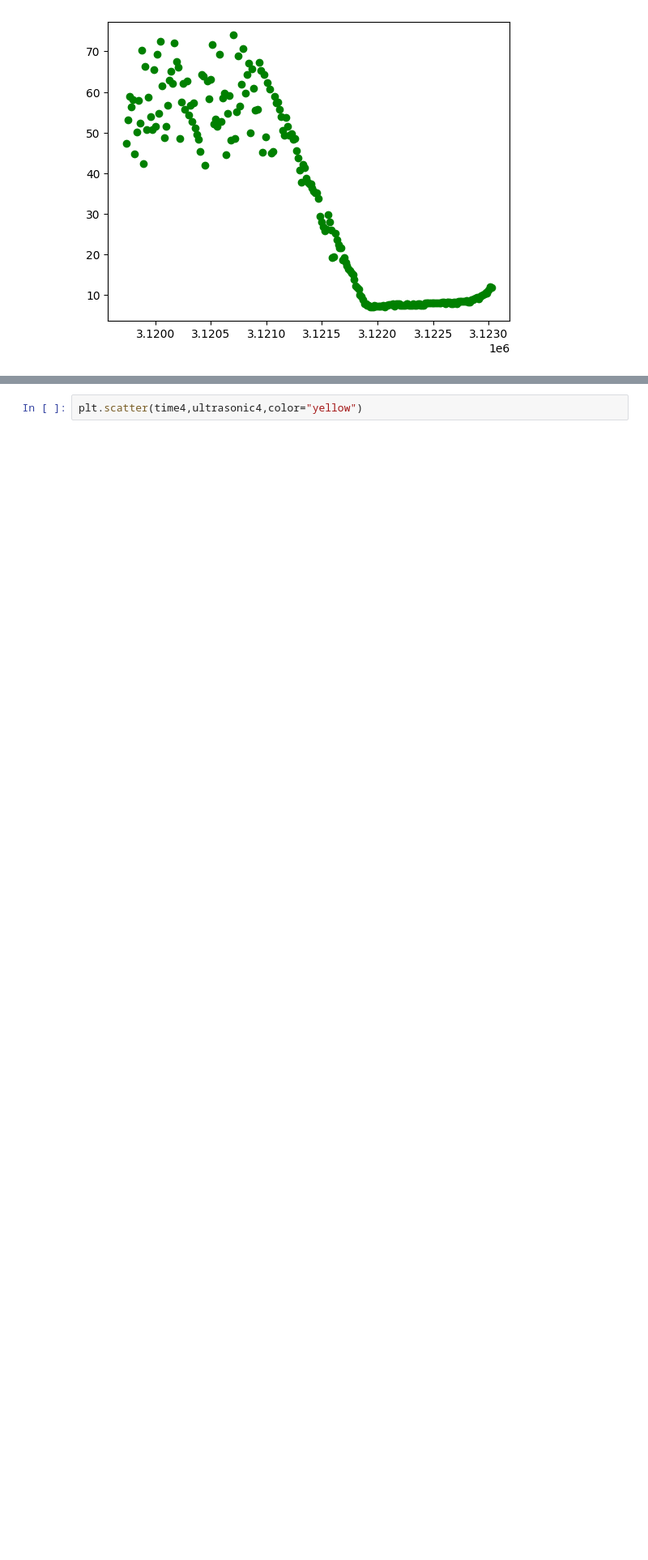
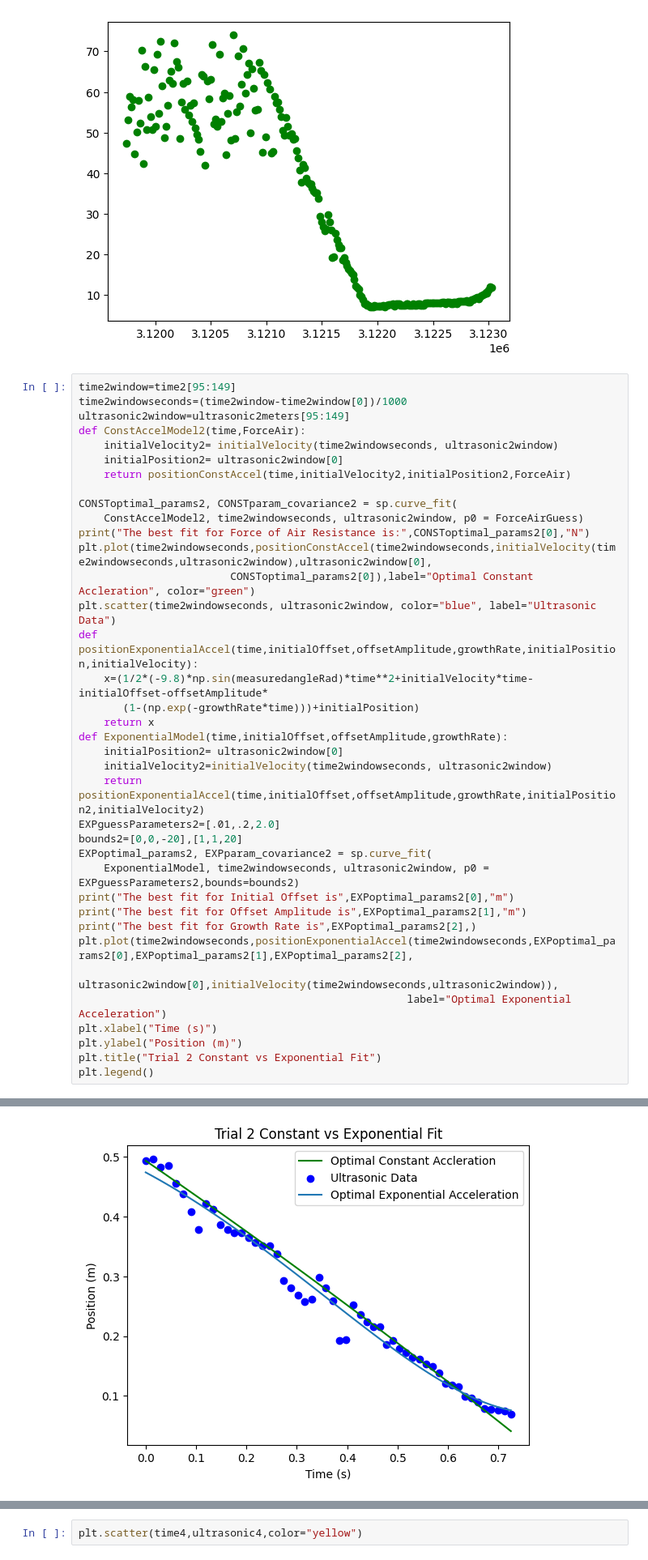
Before and after one commit to leo-c1/4al-final, a Jupyter notebook: DATAANAL.ipynb, the cells around one changed output, grey strips where cells are left out. Shown: that part at 81% size. Saved outputs shown, nothing was run; the diff lists cells and outputs as text; blank space fills up the shorter version.

```diff
--- a/DATAANAL.ipynb
+++ b/DATAANAL.ipynb
@@ -308,3 +356,41 @@ plt.scatter(time2,ultrasonic2,color="green")
 # %% [output]
 <matplotlib.collections.PathCollection at 0x...>
 [figure]
+# %%
+time2window=time2[95:149]
+time2windowseconds=(time2window-time2window[0])/1000
+ultrasonic2window=ultrasonic2meters[95:149]
+def ConstAccelModel2(time,ForceAir):
+    initialVelocity2= initialVelocity(time2windowseconds, ultrasonic2window)
+    initialPosition2= ultrasonic2window[0]
+    return positionConstAccel(time,initialVelocity2,initialPosition2,ForceAir)
+
+CONSToptimal_params2, CONSTparam_covariance2 = sp.curve_fit(
+    ConstAccelModel2, time2windowseconds, ultrasonic2window, p0 = ForceAirGuess)
+print("The best fit for Force of Air Resistance is:",CONSToptimal_params2[0],"N")
+plt.plot(time2windowseconds,positionConstAccel(time2windowseconds,initialVelocity(time2windowseconds,ultrasonic2window),ultrasonic2window[0],
+                        CONSToptimal_params2[0]),label="Optimal Constant Accleration", color="green")
+plt.scatter(time2windowseconds, ultrasonic2window, color="blue", label="Ultrasonic Data")
+def positionExponentialAccel(time,initialOffset,offsetAmplitude,growthRate,initialPosition,initialVelocity):
+    x=(1/2*(-9.8)*np.sin(measuredangleRad)*time**2+initialVelocity*time-initialOffset-offsetAmplitude*
+       (1-(np.exp(-growthRate*time)))+initialPosition)
+    return x
+def ExponentialModel(time,initialOffset,offsetAmplitude,growthRate):
+    initialPosition2= ultrasonic2window[0]
+    initialVelocity2=initialVelocity(time2windowseconds, ultrasonic2window)
+    return positionExponentialAccel(time,initialOffset,offsetAmplitude,growthRate,initialPosition2,initialVelocity2)
+EXPguessParameters2=[.01,.2,2.0]
+bounds2=[0,0,-20],[1,1,20]
+EXPoptimal_params2, EXPparam_covariance2 = sp.curve_fit(
+    ExponentialModel, time2windowseconds, ultrasonic2window, p0 = EXPguessParameters2,bounds=bounds2)
+print("The best fit for Initial Offset is",EXPoptimal_params2[0],"m")
+print("The best fit for Offset Amplitude is",EXPoptimal_params2[1],"m")
+print("The best fit for Growth Rate is",EXPoptimal_params2[2],)
+plt.plot(time2windowseconds,positionExponentialAccel(time2windowseconds,EXPoptimal_params2[0],EXPoptimal_params2[1],EXPoptimal_params2[2],
+                                                    ultrasonic2window[0],initialVelocity(time2windowseconds,ultrasonic2window)),
+                                                    label="Optimal Exponential Acceleration")
+plt.xlabel("Time (s)")
+plt.ylabel("Position (m)")
+plt.title("Trial 2 Constant vs Exponential Fit")
+plt.legend()
+# %% [output]
@@ -311,2 +402,3 @@ plt.scatter(time2,ultrasonic2,color="green")
+[figure, added]
 # %%
 plt.scatter(time3,ultrasonic3,color="red")
```
Also changed, not shown: parts of 11 cells of this notebook.
